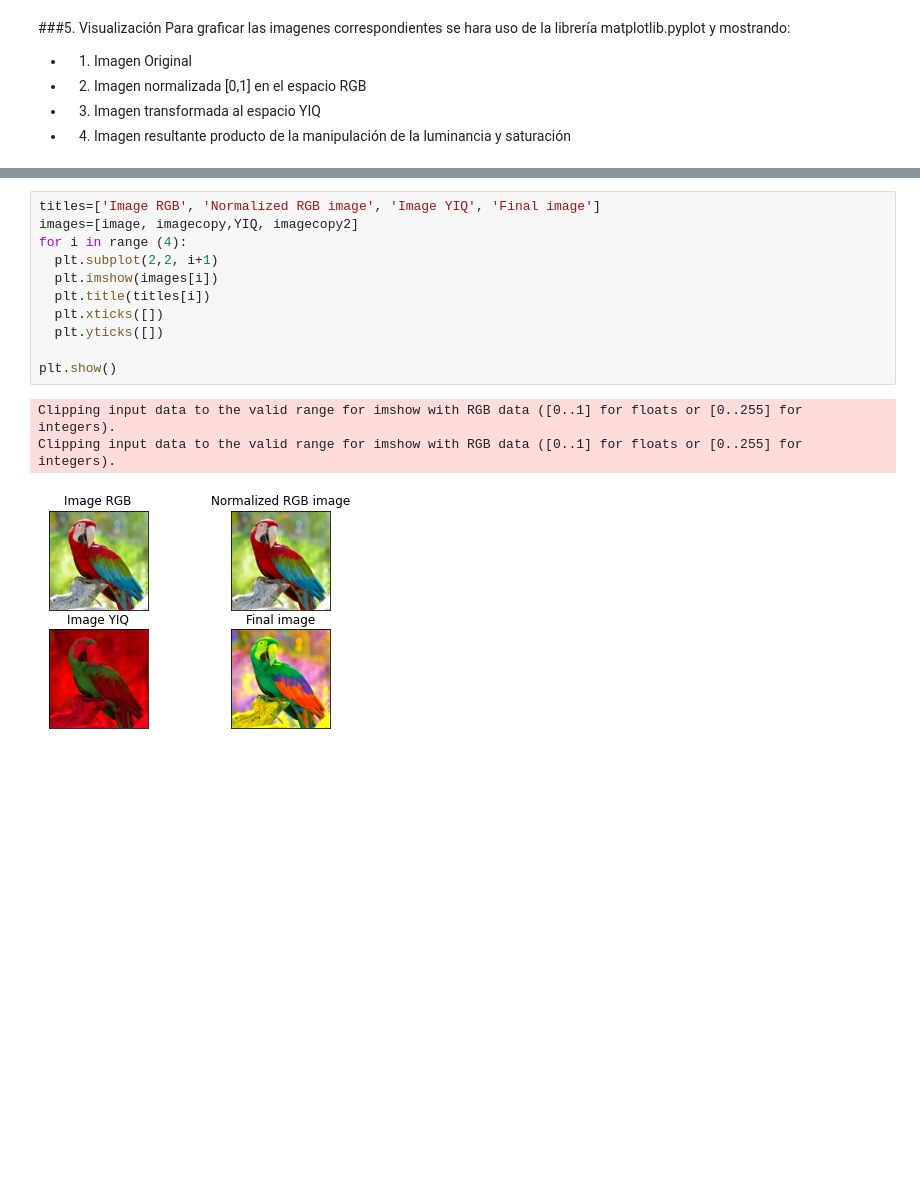
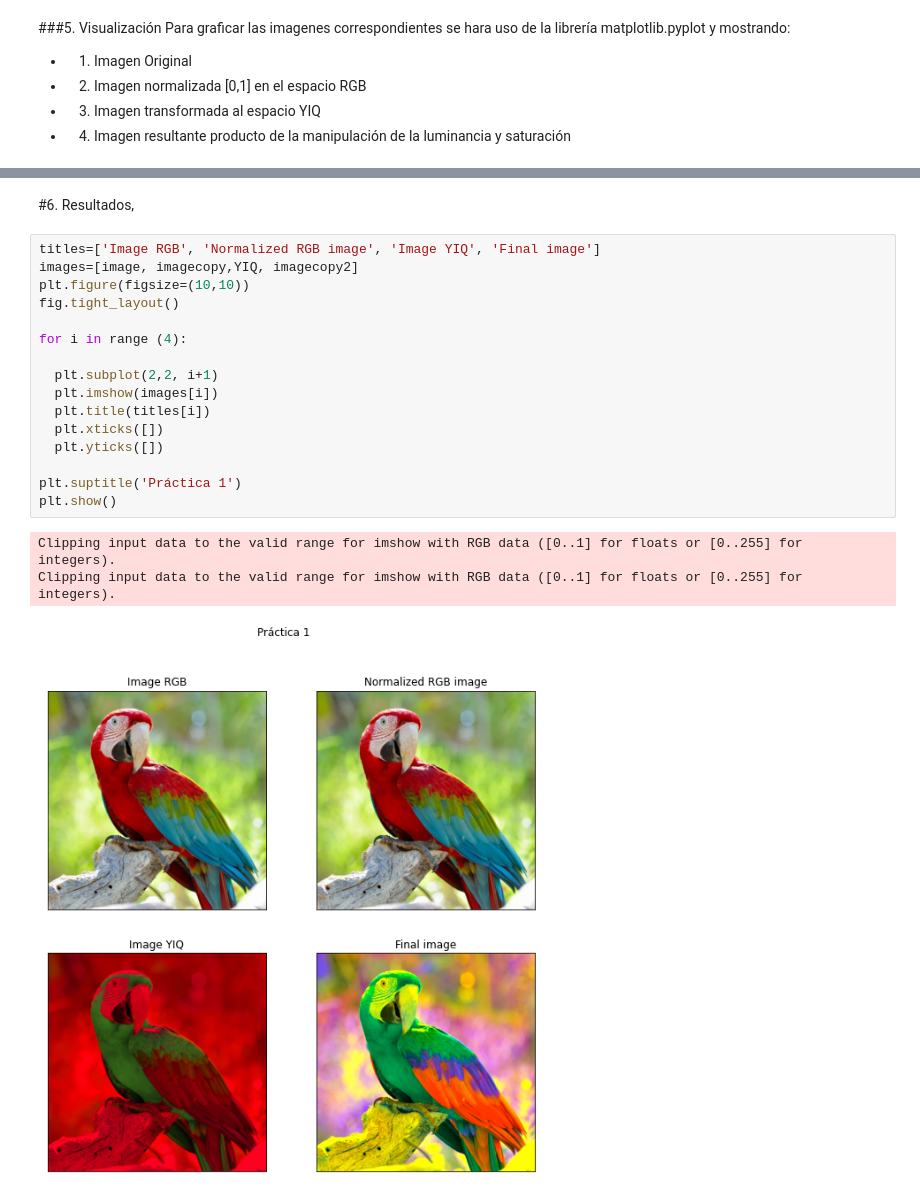
Before and after one commit to RonnyGuevara/COLAB, a Jupyter notebook: Practica_1_PDI.ipynb, the cells around one changed output, grey strips where cells are left out. Cells and saved outputs as stored; diff of their text form; blank space fills up the shorter version.

```diff
--- a/Practica_1_PDI.ipynb
+++ b/Practica_1_PDI.ipynb
@@ -97,18 +97,25 @@ Clipping input data to the valid range for imshow with RGB data ([0..1] for floa
 [figure]
 Clipping input data to the valid range for imshow with RGB data ([0..1] for floats or [0..255] for integers).
 [figure]
+# %% [markdown]
+#6. Resultados,
 # %%
 titles=['Image RGB', 'Normalized RGB image', 'Image YIQ', 'Final image']
 images=[image, imagecopy,YIQ, imagecopy2]
+plt.figure(figsize=(10,10))
+fig.tight_layout()
+
 for i in range (4):
+
   plt.subplot(2,2, i+1)
   plt.imshow(images[i])
   plt.title(titles[i])
   plt.xticks([])
   plt.yticks([])
 
+plt.suptitle('Práctica 1')
 plt.show()
 # %% [output]
 Clipping input data to the valid range for imshow with RGB data ([0..1] for floats or [0..255] for integers).
 Clipping input data to the valid range for imshow with RGB data ([0..1] for floats or [0..255] for integers).
-[figure, old version]
+[figure, new version]
```
Also changed, not shown: parts of 1 cell of this notebook.
